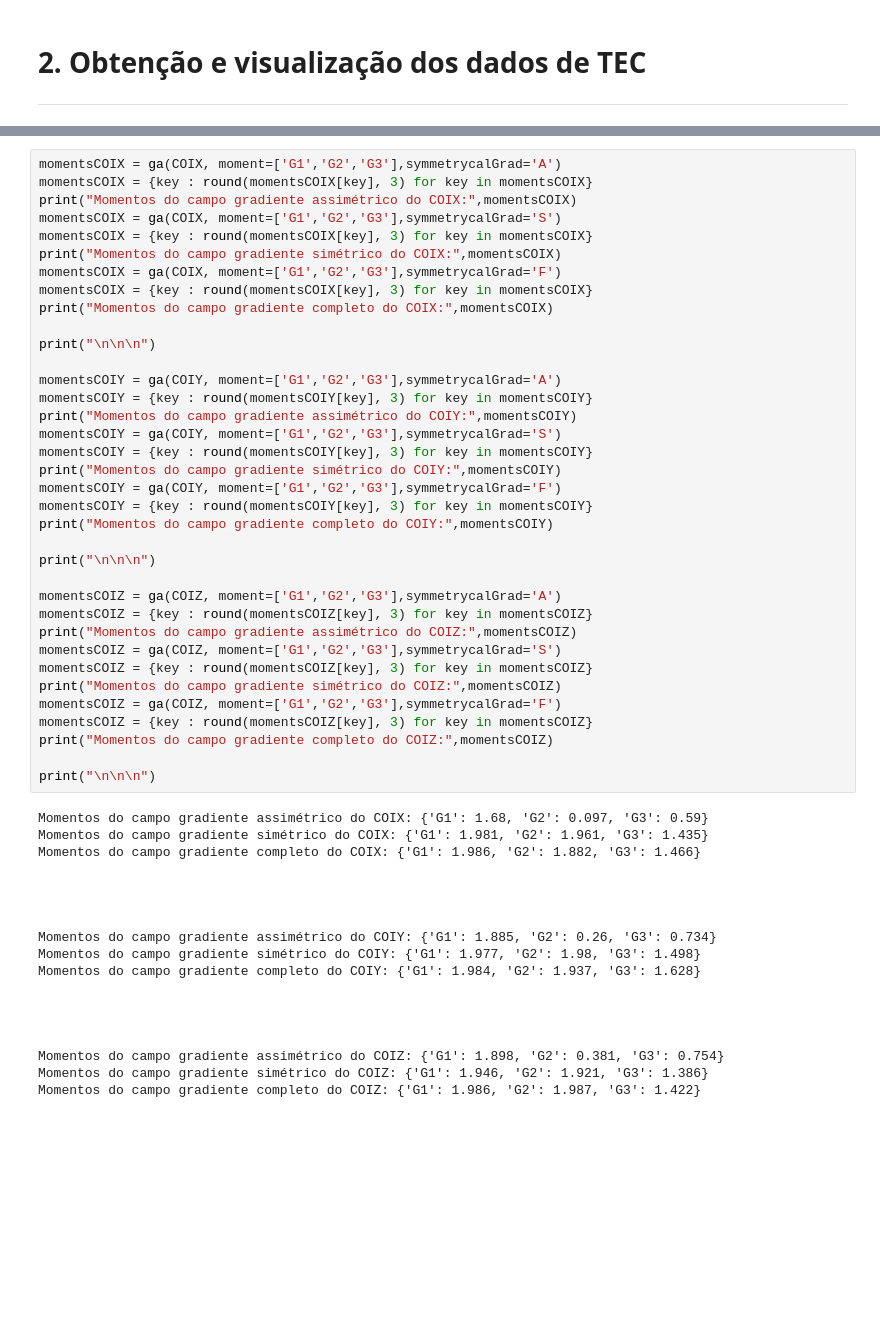
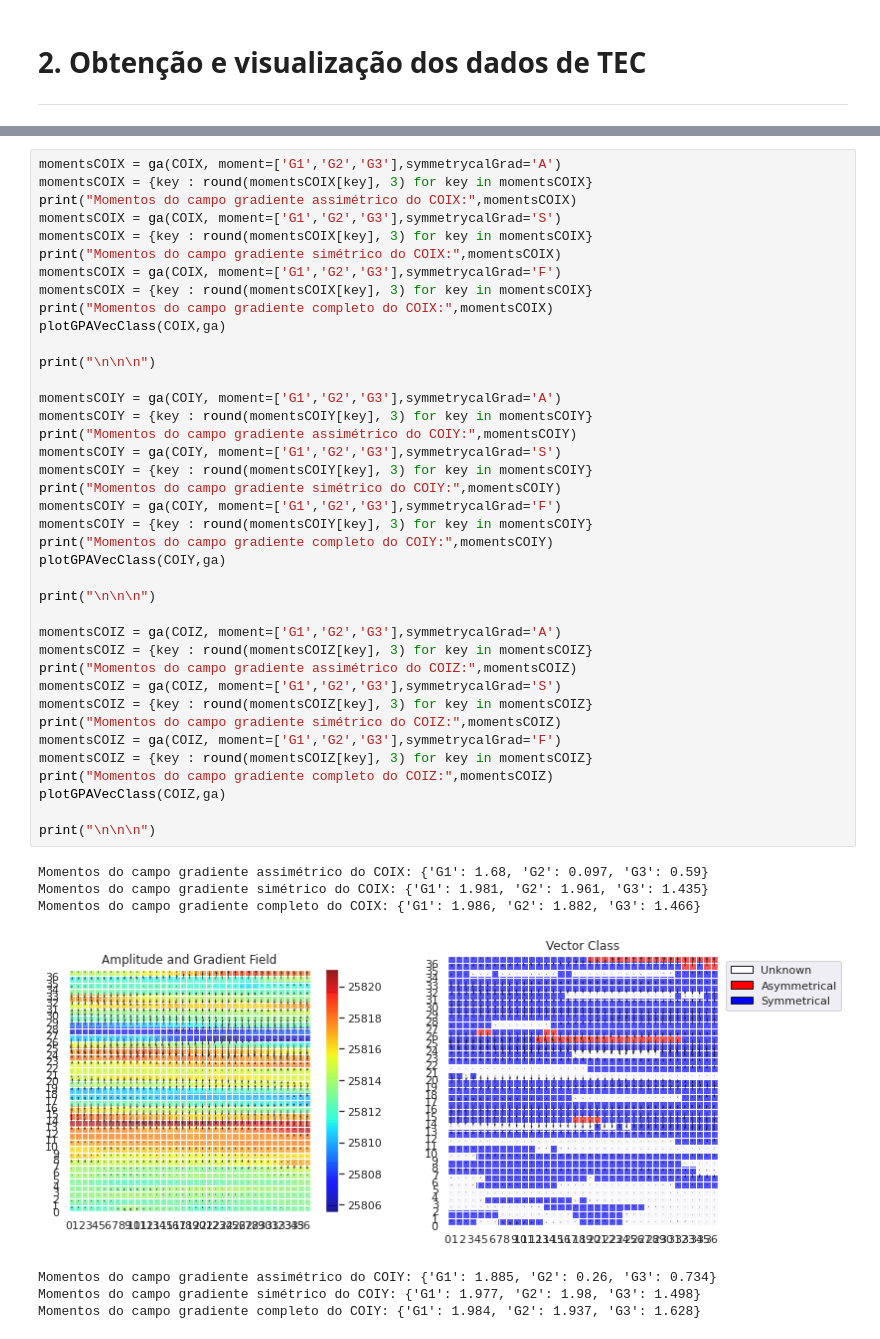
Before and after one commit to marcocintra/doutorado, a Jupyter notebook: Reunião_GFEC_P&D_com_GPA_06_05_2021_Apresentação_A3_GPA_1D_Análise_de_Séries_Temporais_(Exs_Física_Espacial).ipynb, the cells around one changed output, grey strips where cells are left out. Cells and saved outputs as stored; diff of their text form; blank space fills up the shorter version.

```diff
--- a/Reunião_GFEC_P&D_com_GPA_06_05_2021_Apresentação_A3_GPA_1D_Análise_de_Séries_Temporais_(Exs_Física_Espacial).ipynb
+++ b/Reunião_GFEC_P&D_com_GPA_06_05_2021_Apresentação_A3_GPA_1D_Análise_de_Séries_Temporais_(Exs_Física_Espacial).ipynb
@@ -230,47 +229,40 @@ print("Momentos do campo gradiente simétrico do COIX:",momentsCOIX)
 momentsCOIX = ga(COIX, moment=['G1','G2','G3'],symmetrycalGrad='F')
 momentsCOIX = {key : round(momentsCOIX[key], 3) for key in momentsCOIX}
 print("Momentos do campo gradiente completo do COIX:",momentsCOIX)
+plotGPAVecClass(COIX,ga)
 
 print("\n\n\n")
 
 momentsCOIY = ga(COIY, moment=['G1','G2','G3'],symmetrycalGrad='A')
 momentsCOIY = {key : round(momentsCOIY[key], 3) for key in momentsCOIY}
 print("Momentos do campo gradiente assimétrico do COIY:",momentsCOIY)
 momentsCOIY = ga(COIY, moment=['G1','G2','G3'],symmetrycalGrad='S')
 momentsCOIY = {key : round(momentsCOIY[key], 3) for key in momentsCOIY}
 print("Momentos do campo gradiente simétrico do COIY:",momentsCOIY)
 momentsCOIY = ga(COIY, moment=['G1','G2','G3'],symmetrycalGrad='F')
 momentsCOIY = {key : round(momentsCOIY[key], 3) for key in momentsCOIY}
 print("Momentos do campo gradiente completo do COIY:",momentsCOIY)
+plotGPAVecClass(COIY,ga)
 
 print("\n\n\n")
 
 momentsCOIZ = ga(COIZ, moment=['G1','G2','G3'],symmetrycalGrad='A')
 momentsCOIZ = {key : round(momentsCOIZ[key], 3) for key in momentsCOIZ}
 print("Momentos do campo gradiente assimétrico do COIZ:",momentsCOIZ)
 momentsCOIZ = ga(COIZ, moment=['G1','G2','G3'],symmetrycalGrad='S')
 momentsCOIZ = {key : round(momentsCOIZ[key], 3) for key in momentsCOIZ}
 print("Momentos do campo gradiente simétrico do COIZ:",momentsCOIZ)
 momentsCOIZ = ga(COIZ, moment=['G1','G2','G3'],symmetrycalGrad='F')
 momentsCOIZ = {key : round(momentsCOIZ[key], 3) for key in momentsCOIZ}
 print("Momentos do campo gradiente completo do COIZ:",momentsCOIZ)
+plotGPAVecClass(COIZ,ga)
 
 print("\n\n\n")
 # %% [output]
 Momentos do campo gradiente assimétrico do COIX: {'G1': 1.68, 'G2': 0.097, 'G3': 0.59}
 Momentos do campo gradiente simétrico do COIX: {'G1': 1.981, 'G2': 1.961, 'G3': 1.435}
 Momentos do campo gradiente completo do COIX: {'G1': 1.986, 'G2': 1.882, 'G3': 1.466}
-
-
-
-
-Momentos do campo gradiente assimétrico do COIY: {'G1': 1.885, 'G2': 0.26, 'G3': 0.734}
-Momentos do campo gradiente simétrico do COIY: {'G1': 1.977, 'G2': 1.98, 'G3': 1.498}
-Momentos do campo gradiente completo do COIY: {'G1': 1.984, 'G2': 1.937, 'G3': 1.628}
-
-
-
-
-Momentos do campo gradiente assimétrico do COIZ: {'G1': 1.898, 'G2': 0.381, 'G3': 0.754}
-Momentos do campo gradiente simétrico do COIZ: {'G1': 1.946, 'G2': 1.921, 'G3': 1.386}
-Momentos do campo gradiente completo do COIZ: {'G1': 1.986, 'G2': 1.987, 'G3': 1.422}
+[figure, added]
+Momentos do campo gradiente assimétrico do COIY: {'G1': 1.885, 'G2': 0.26, 'G3': 0.734}
+Momentos do campo gradiente simétrico do COIY: {'G1': 1.977, 'G2': 1.98, 'G3': 1.498}
+Momentos do campo gradiente completo do COIY: {'G1': 1.984, 'G2': 1.937, 'G3': 1.628}
```
Also changed, not shown: parts of 7 cells of this notebook.
